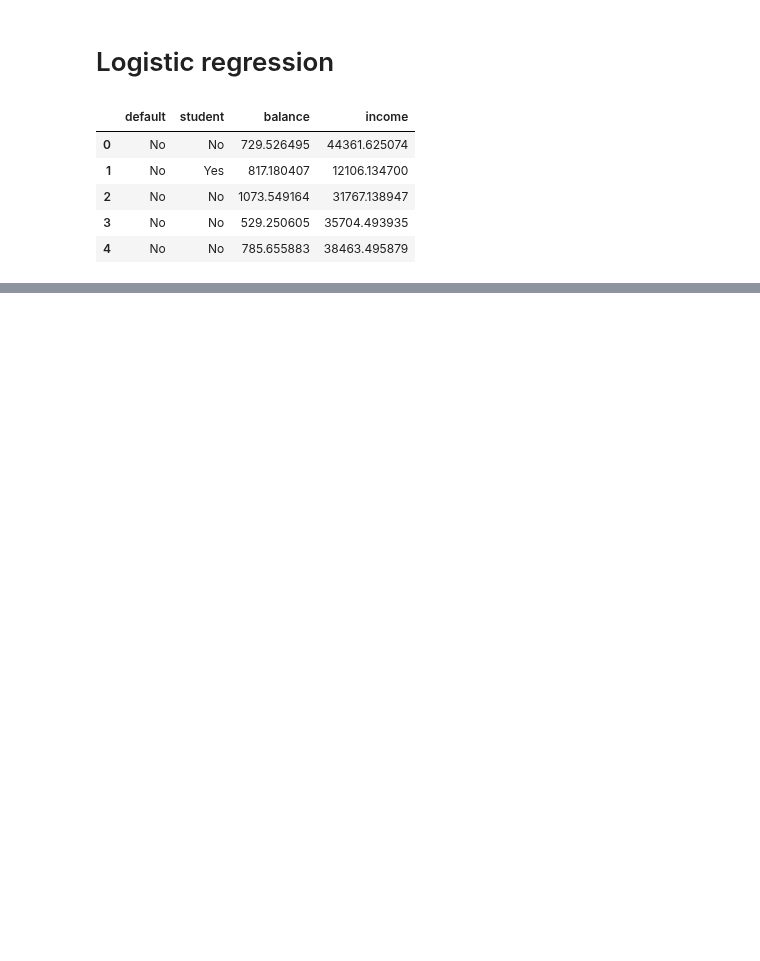
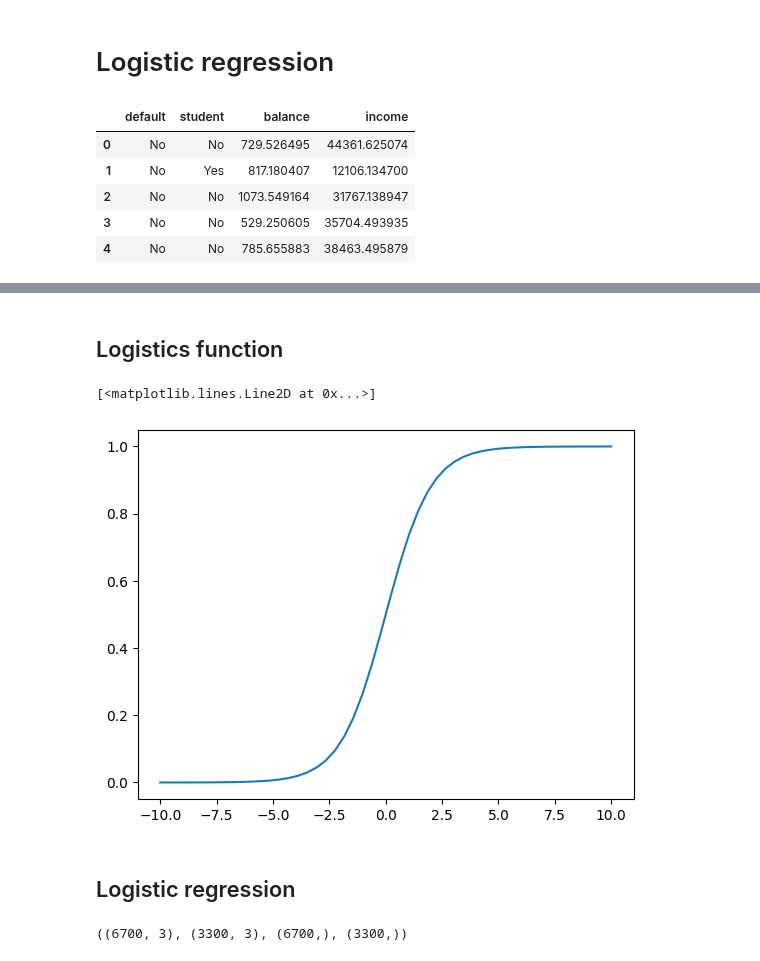
Before and after one commit to SCGlass/Machine-learning, a Jupyter notebook: Code-alongs/L5-Logistic_regression.ipynb, the cells around one changed output, grey strips where cells are left out. Cells and saved outputs as stored; diff of their text form; code cells hidden in the pictures; blank space fills up the shorter version.

Commit message:
logistic regression train test split

```diff
--- a/Code-alongs/L5-Logistic_regression.ipynb
+++ b/Code-alongs/L5-Logistic_regression.ipynb
@@ -17,0 +77,21 @@ df.head()
+# %% [markdown]
+## Logistics function
+# %%
+logistic_function = lambda x: np.exp(x)/(1+np.exp(x)) # beta_0 = 0, beta_1 = 1
+x = np.linspace(-10, 10)
+plt.plot(x, logistic_function(x)) # S-shaped curve
+# %% [output]
+[<matplotlib.lines.Line2D at 0x...>]
+[figure, added]
+# %% [markdown]
+## Logistic regression
+# %%
+from sklearn.linear_model import LogisticRegression
+from sklearn.model_selection import train_test_split
+from sklearn.preprocessing import StandardScaler
+
+X,y = df.drop("default_Yes", axis=1), df["default_Yes"]
+X_train, X_test, y_train, y_test = train_test_split(X, y, test_size=0.33, random_state=42)
+X_train.shape, X_test.shape, y_train.shape, y_test.shape
+# %% [output]
+((6700, 3), (3300, 3), (6700,), (3300,))
```
Also changed, not shown: parts of 8 cells of this notebook.
